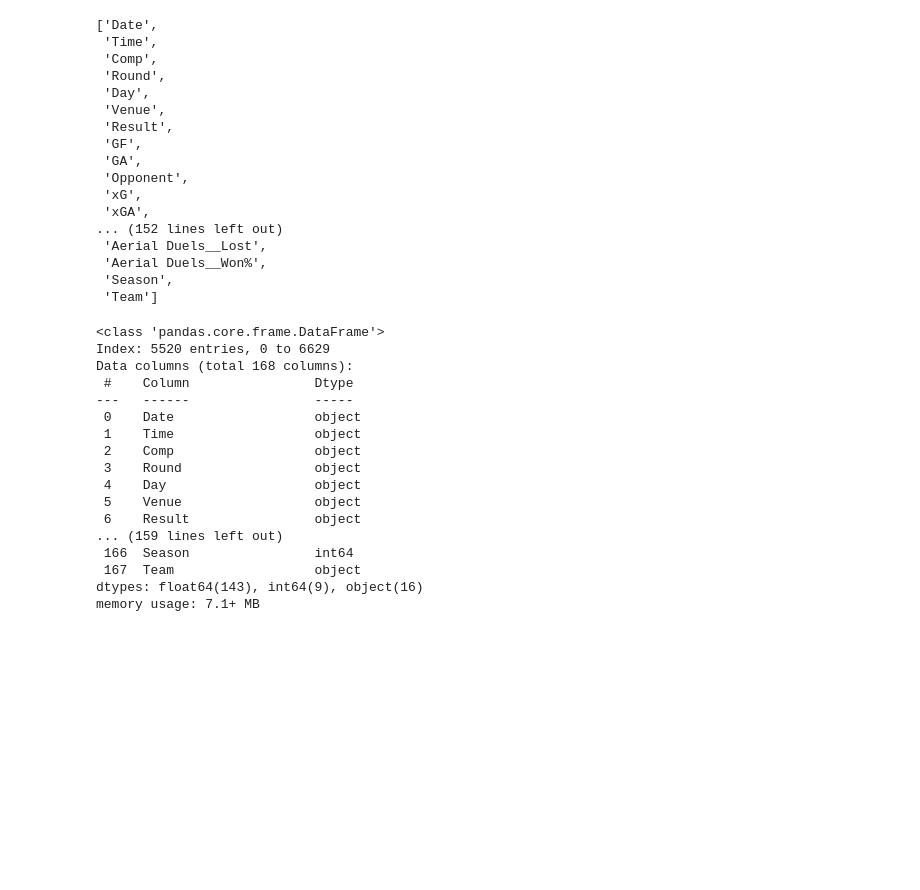
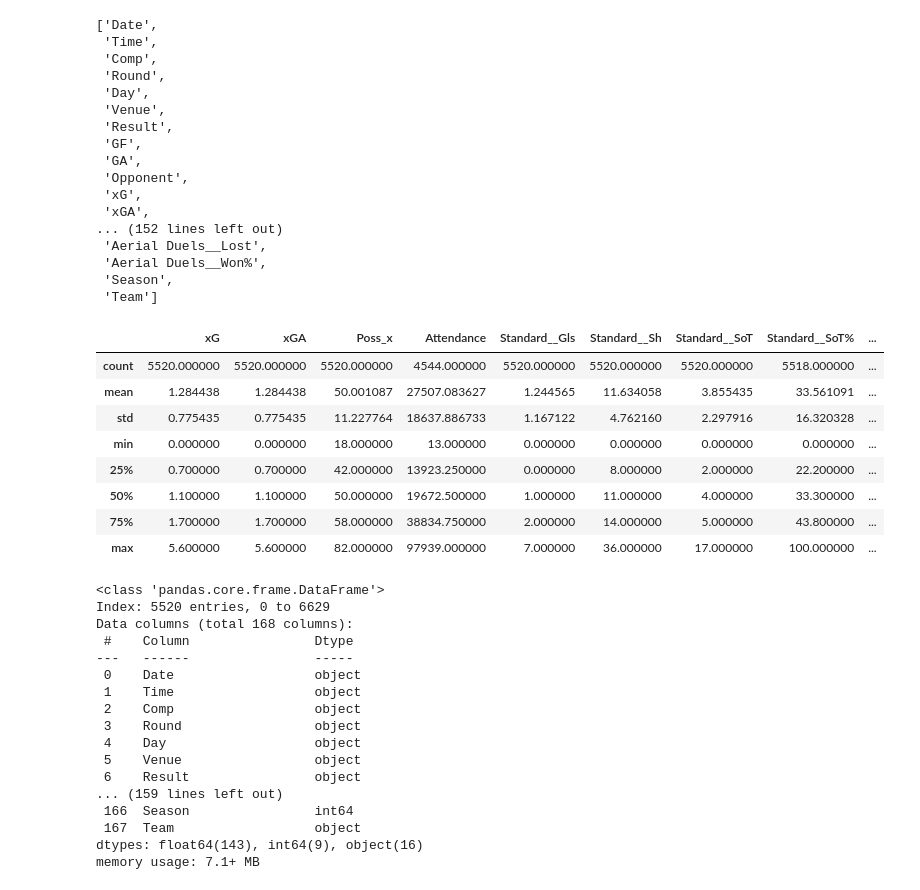
Before and after one commit to DSAI-Creator/Football-Match-Prediction, a Jupyter notebook: src/eda/eda.ipynb, the cells around one changed output. Cells and saved outputs as stored; diff of their text form; code cells hidden in the pictures; blank space fills up the shorter version.

```diff
--- a/src/eda/eda.ipynb
+++ b/src/eda/eda.ipynb
@@ -37,6 +71,18 @@ df2.columns.to_list()
  'Aerial Duels__Won%',
  'Season',
  'Team']
+# %%
+df2.describe()
+# %% [output]
+|  | xG | xGA | Poss_x | Attendance | Standard__Gls | Standard__Sh | Standard__SoT | Standard__SoT% | ... |
+| count | 5520.000000 | 5520.000000 | 5520.000000 | 4544.000000 | 5520.000000 | 5520.000000 | 5520.000000 | 5518.000000 | ... |
+| mean | 1.284438 | 1.284438 | 50.001087 | 27507.083627 | 1.244565 | 11.634058 | 3.855435 | 33.561091 | ... |
+| std | 0.775435 | 0.775435 | 11.227764 | 18637.886733 | 1.167122 | 4.762160 | 2.297916 | 16.320328 | ... |
+| min | 0.000000 | 0.000000 | 18.000000 | 13.000000 | 0.000000 | 0.000000 | 0.000000 | 0.000000 | ... |
+| 25% | 0.700000 | 0.700000 | 42.000000 | 13923.250000 | 0.000000 | 8.000000 | 2.000000 | 22.200000 | ... |
+| 50% | 1.100000 | 1.100000 | 50.000000 | 19672.500000 | 1.000000 | 11.000000 | 4.000000 | 33.300000 | ... |
+| 75% | 1.700000 | 1.700000 | 58.000000 | 38834.750000 | 2.000000 | 14.000000 | 5.000000 | 43.800000 | ... |
+| max | 5.600000 | 5.600000 | 82.000000 | 97939.000000 | 7.000000 | 36.000000 | 17.000000 | 100.000000 | ... |
 # %%
 df2.info(verbose=True)
 # %% [output]
```
Also changed, not shown: parts of 24 cells of this notebook.
